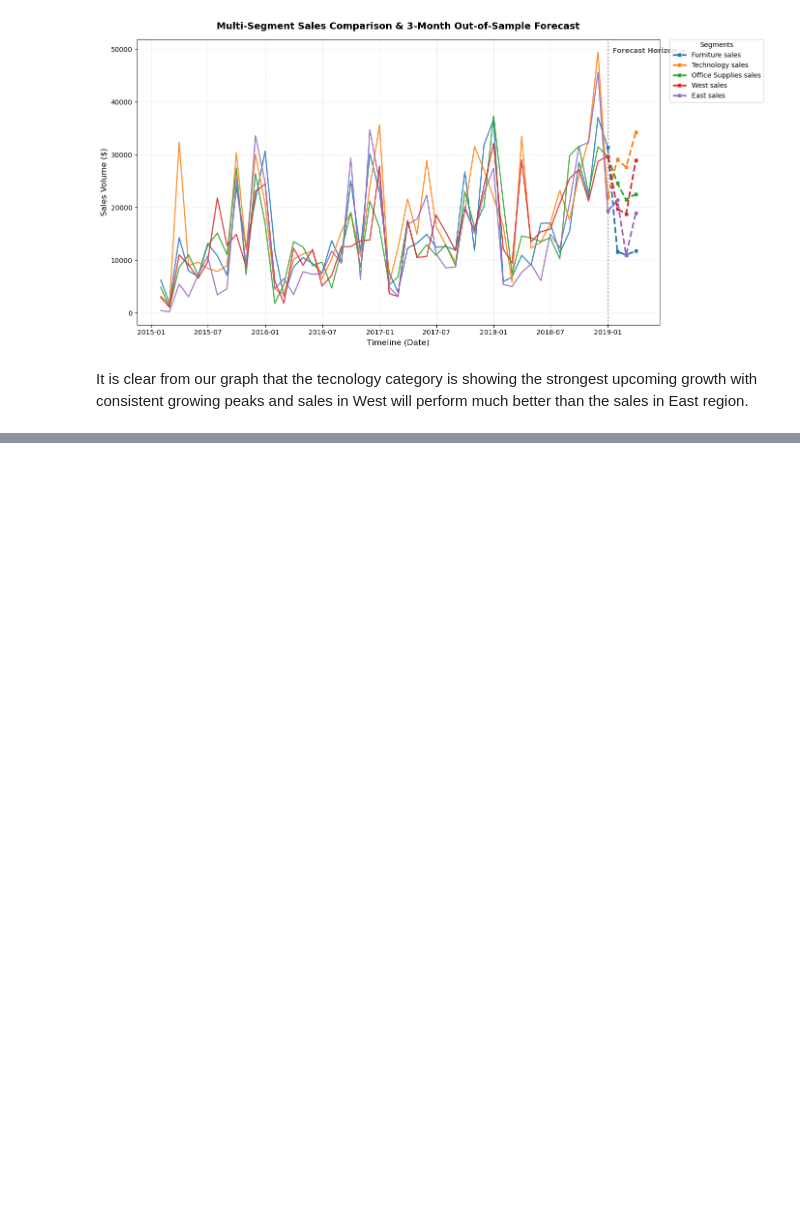
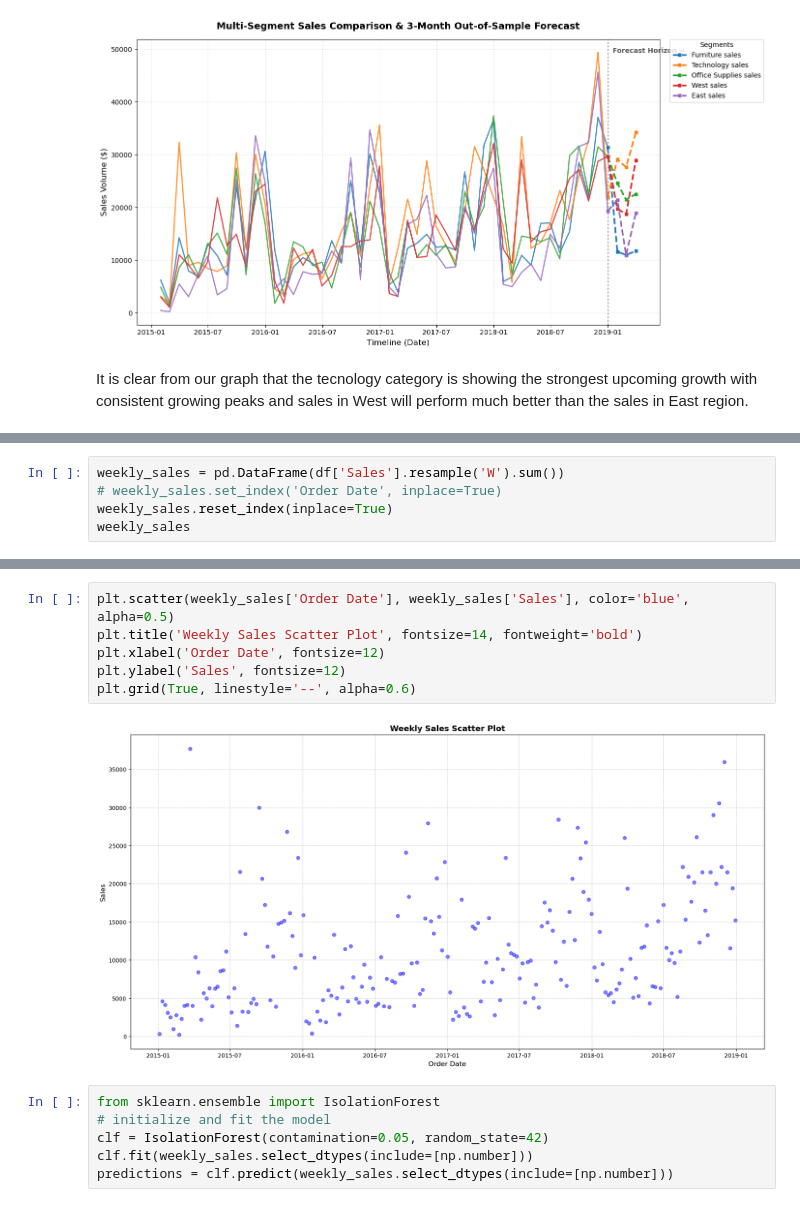
Before and after one commit to ProfessionalPallav20014/Sales-Forecasting-PallavDas, a Jupyter notebook: salesforecasting-pallavdas.ipynb, the cells around one changed output, grey strips where cells are left out. Saved outputs shown, nothing was run; the diff lists cells and outputs as text; blank space fills up the shorter version.

```diff
--- a/salesforecasting-pallavdas.ipynb
+++ b/salesforecasting-pallavdas.ipynb
@@ -1339,0 +1393,5 @@ It is clear from our graph that the tecnology category is showing the strongest
+# %%
+weekly_sales = pd.DataFrame(df['Sales'].resample('W').sum())
+# weekly_sales.set_index('Order Date', inplace=True)
+weekly_sales.reset_index(inplace=True)
+weekly_sales
@@ -1339,0 +1428,14 @@ It is clear from our graph that the tecnology category is showing the strongest
+# %%
+plt.scatter(weekly_sales['Order Date'], weekly_sales['Sales'], color='blue', alpha=0.5)
+plt.title('Weekly Sales Scatter Plot', fontsize=14, fontweight='bold')
+plt.xlabel('Order Date', fontsize=12)
+plt.ylabel('Sales', fontsize=12)
+plt.grid(True, linestyle='--', alpha=0.6)
+# %% [output]
+[figure, added]
+# %%
+from sklearn.ensemble import IsolationForest
+# initialize and fit the model
+clf = IsolationForest(contamination=0.05, random_state=42)
+clf.fit(weekly_sales.select_dtypes(include=[np.number]))
+predictions = clf.predict(weekly_sales.select_dtypes(include=[np.number]))
```
Also changed, not shown: parts of 25 cells of this notebook.
